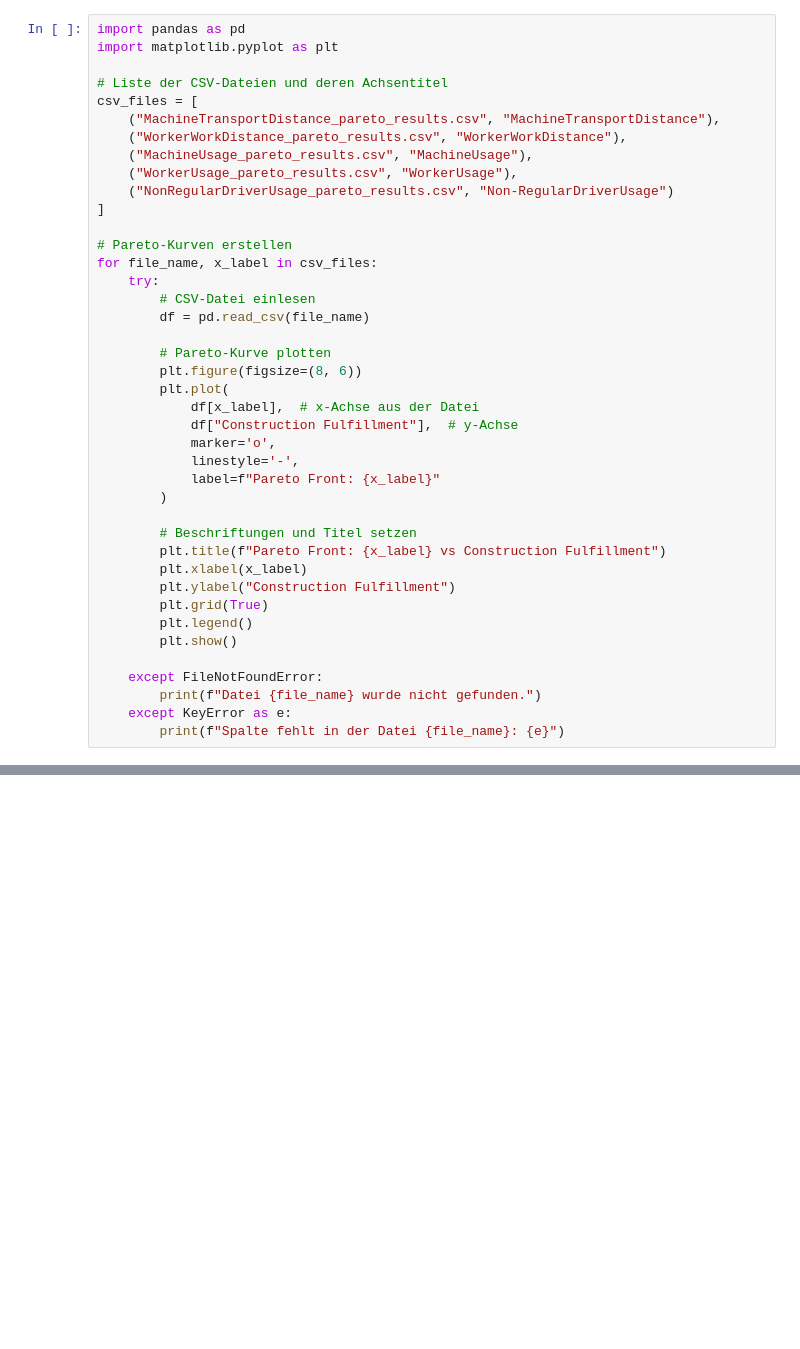
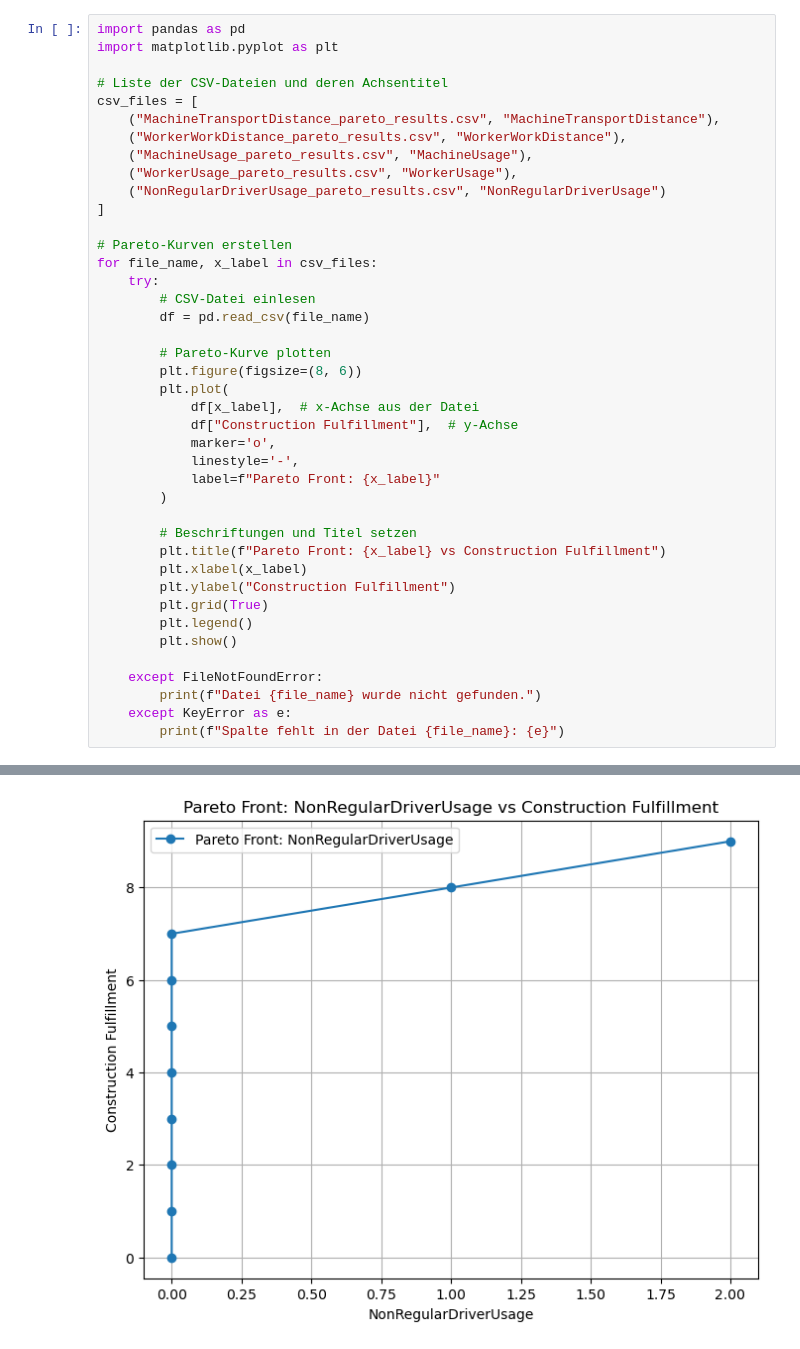
Before and after one commit to nklswlf/OptRail_Railroad_Construction, a Jupyter notebook: Data/Solution/AnzahlAuftraege_NEW_10/a10_o107_m5_an57_ar12/pareto/pareto_fronts.ipynb, the cells around one changed output, grey strips where cells are left out. Cells and saved outputs as stored; diff of their text form; blank space fills up the shorter version.

Commit message:
:zap: new results in

```diff
--- a/Data/Solution/AnzahlAuftraege_NEW_10/a10_o107_m5_an57_ar12/pareto/pareto_fronts.ipynb
+++ b/Data/Solution/AnzahlAuftraege_NEW_10/a10_o107_m5_an57_ar12/pareto/pareto_fronts.ipynb
@@ -8,7 +8,7 @@ csv_files = [
     ("WorkerWorkDistance_pareto_results.csv", "WorkerWorkDistance"),
     ("MachineUsage_pareto_results.csv", "MachineUsage"),
     ("WorkerUsage_pareto_results.csv", "WorkerUsage"),
-    ("NonRegularDriverUsage_pareto_results.csv", "Non-RegularDriverUsage")
+    ("NonRegularDriverUsage_pareto_results.csv", "NonRegularDriverUsage")
 ]
 
 # Pareto-Kurven erstellen
@@ -47,0 +47 @@ Datei NonRegularDriverUsage_pareto_results.csv wurde nicht gefunden.
+[figure, added]
```
Also changed, not shown: parts of 1 cell of this notebook, 4 other files.
